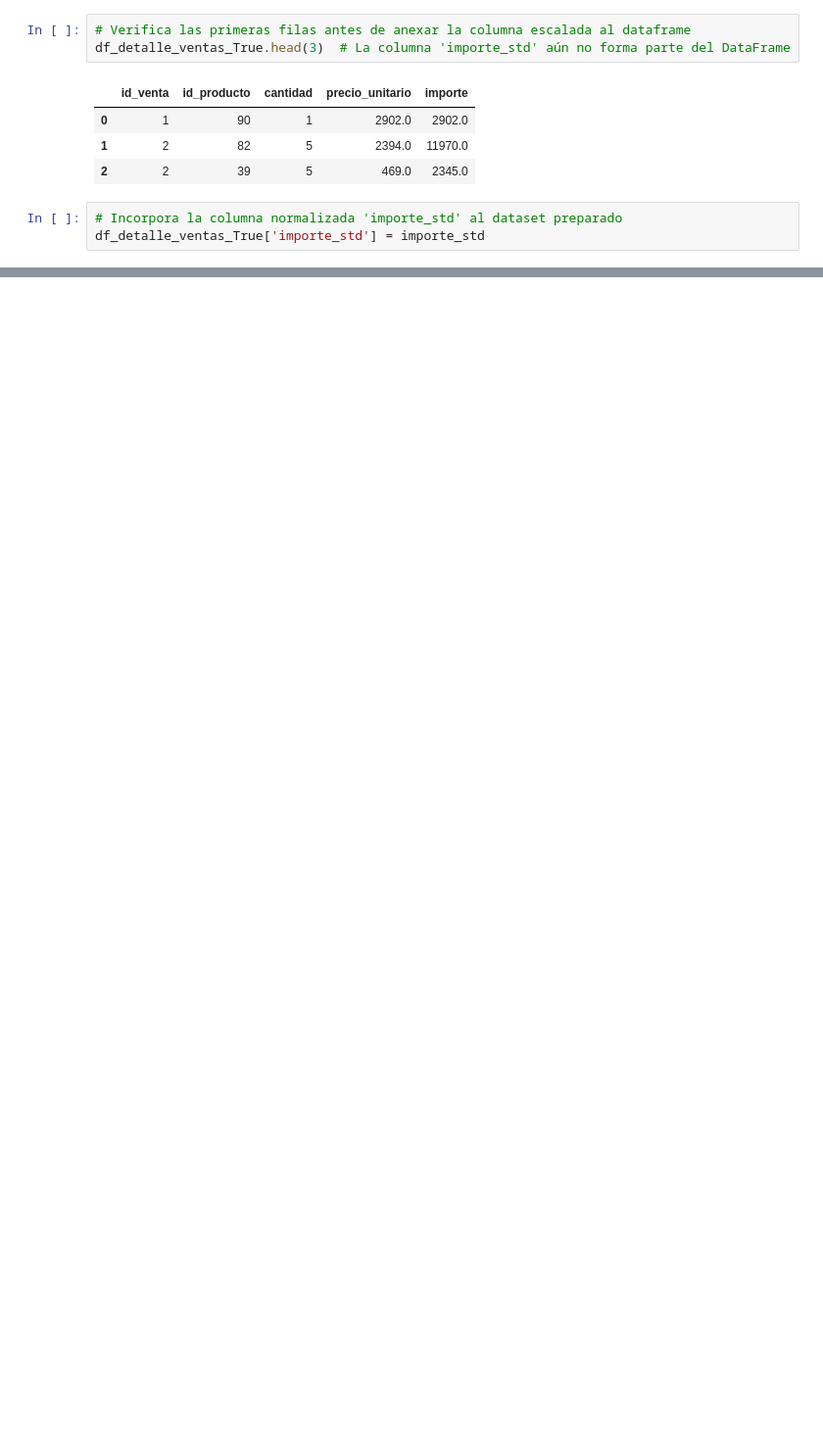
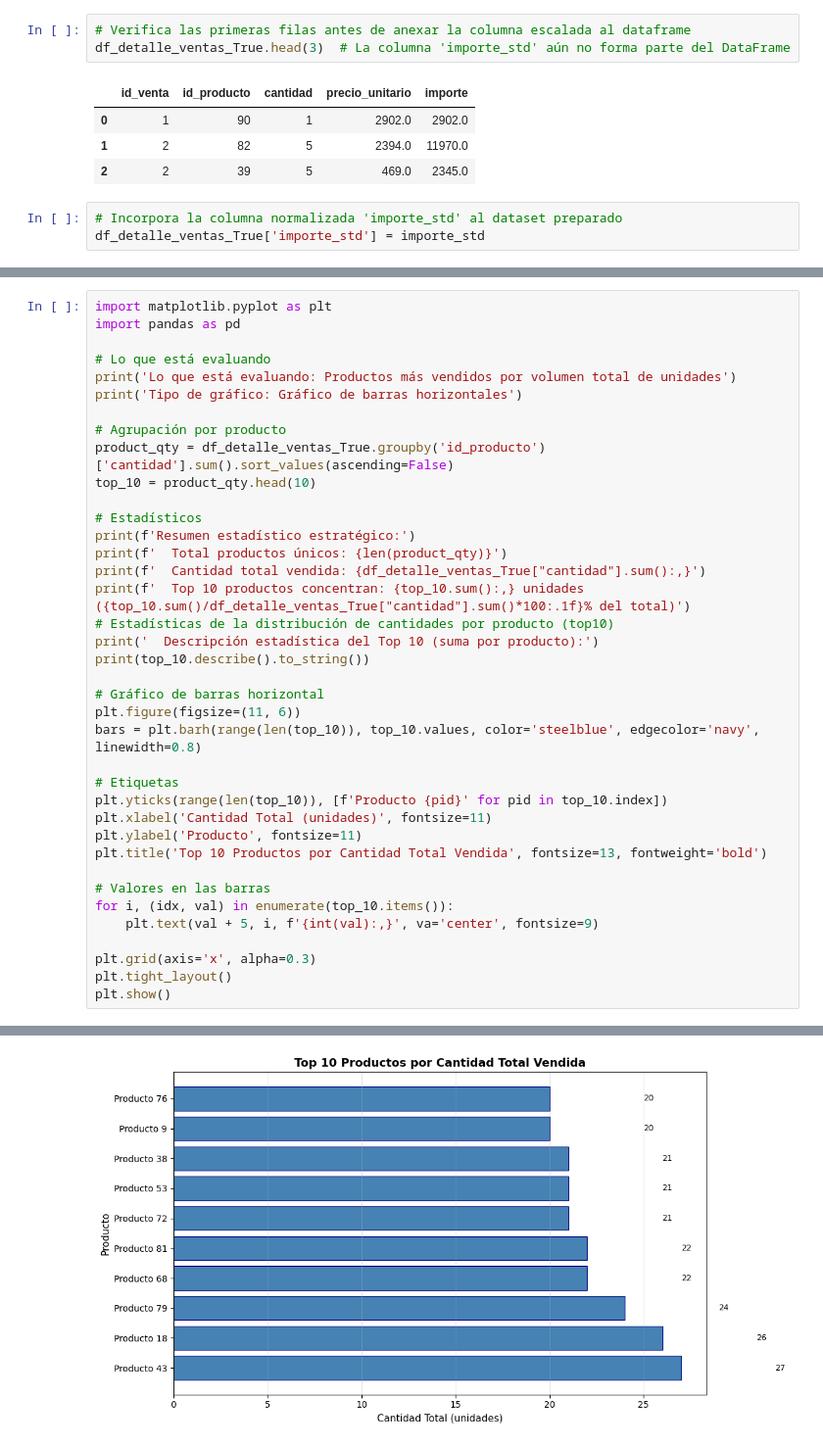
Before and after one commit to augustovillegas/ProyectoAurelionIBM, a Jupyter notebook: limp_y_trans_detalle_ventas.ipynb, the cells around one changed output, grey strips where cells are left out. Shown at 98% size. Cells and saved outputs as stored; diff of their text form; blank space fills up the shorter version.

```diff
--- a/limp_y_trans_detalle_ventas.ipynb
+++ b/limp_y_trans_detalle_ventas.ipynb
@@ -484,0 +1510,39 @@ El histograma de `importe_std` (el **Puntaje Z**) presenta la misma forma sesgad
+# %%
+import matplotlib.pyplot as plt
+import pandas as pd
+
+# Lo que está evaluando
+print('Lo que está evaluando: Productos más vendidos por volumen total de unidades')
+print('Tipo de gráfico: Gráfico de barras horizontales')
+
+# Agrupación por producto
+product_qty = df_detalle_ventas_True.groupby('id_producto')['cantidad'].sum().sort_values(ascending=False)
+top_10 = product_qty.head(10)
+
+# Estadísticos
+print(f'Resumen estadístico estratégico:')
+print(f'  Total productos únicos: {len(product_qty)}')
+print(f'  Cantidad total vendida: {df_detalle_ventas_True["cantidad"].sum():,}')
+print(f'  Top 10 productos concentran: {top_10.sum():,} unidades ({top_10.sum()/df_detalle_ventas_True["cantidad"].sum()*100:.1f}% del total)')
+# Estadísticas de la distribución de cantidades por producto (top10)
+print('  Descripción estadística del Top 10 (suma por producto):')
+print(top_10.describe().to_string())
+
+# Gráfico de barras horizontal
+plt.figure(figsize=(11, 6))
+bars = plt.barh(range(len(top_10)), top_10.values, color='steelblue', edgecolor='navy', linewidth=0.8)
+
+# Etiquetas
+plt.yticks(range(len(top_10)), [f'Producto {pid}' for pid in top_10.index])
+plt.xlabel('Cantidad Total (unidades)', fontsize=11)
+plt.ylabel('Producto', fontsize=11)
+plt.title('Top 10 Productos por Cantidad Total Vendida', fontsize=13, fontweight='bold')
+
+# Valores en las barras
+for i, (idx, val) in enumerate(top_10.items()):
+    plt.text(val + 5, i, f'{int(val):,}', va='center', fontsize=9)
+
+plt.grid(axis='x', alpha=0.3)
+plt.tight_layout()
+plt.show()
+# %% [output]
@@ -484,0 +1564 @@ El histograma de `importe_std` (el **Puntaje Z**) presenta la misma forma sesgad
+[figure, added]
```
Also changed, not shown: parts of 46 cells of this notebook.
